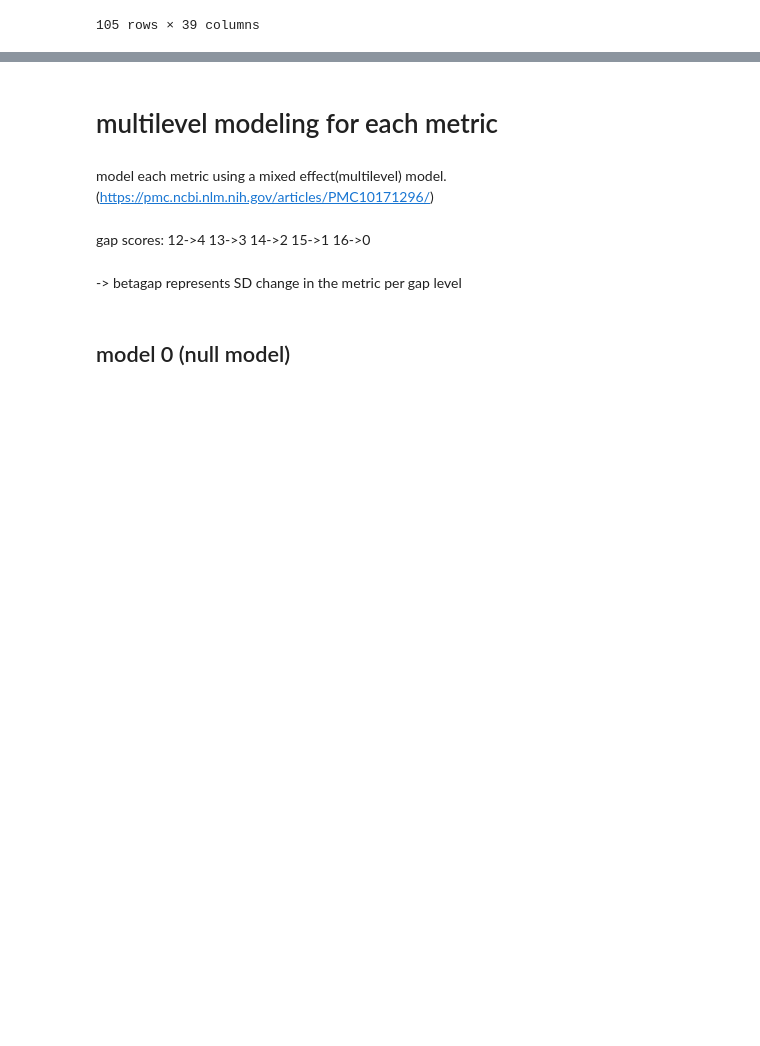
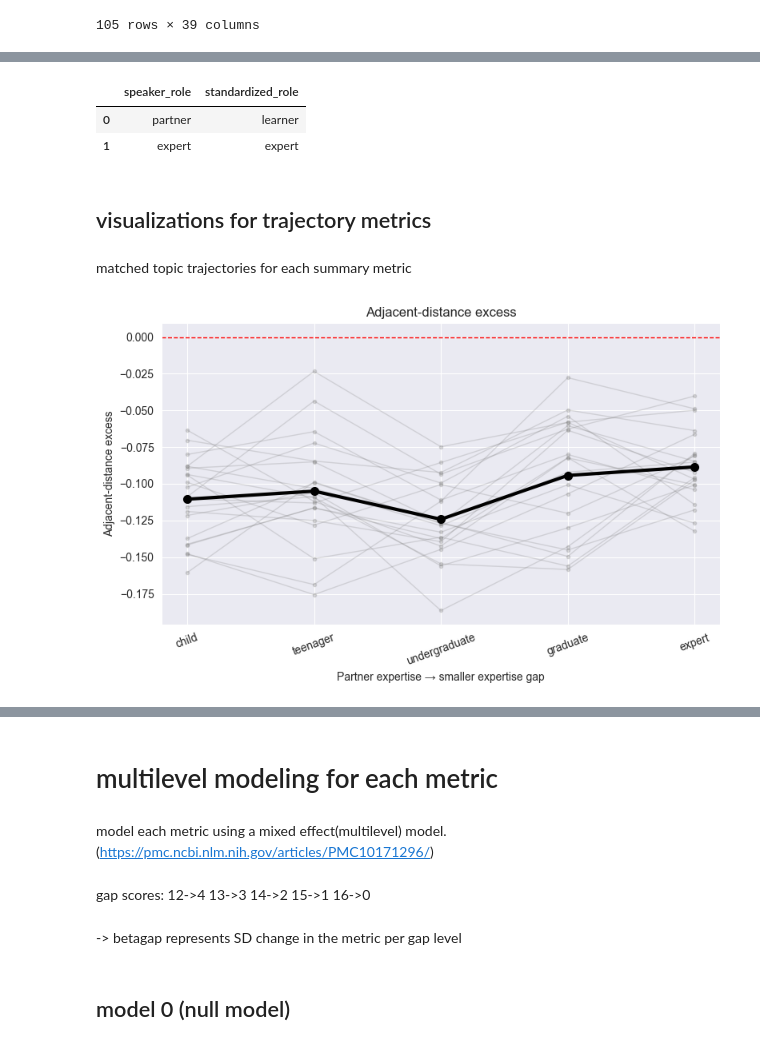
Before and after one commit to yume-24/expertise_conversation, a Jupyter notebook: big_analysis.ipynb, the cells around one changed output, grey strips where cells are left out. Drawn from its saved outputs; the diff is of its cells as text; code cells hidden in the pictures; blank space fills up the shorter version.

```diff
--- a/big_analysis.ipynb
+++ b/big_analysis.ipynb
@@ -2087,0 +3018,25 @@ plot_metric_distribution(
+# %%
+# Find the speaker column used in the existing table.
+speaker_candidates = [
+    "speaker_role",
+    "speaker",
+    "speaker_label",
+]
+
+speaker_column = next(
+    (
+        column
+        for column in speaker_candidates
+        if column in geometry_utterances.columns
+    ),
+    None,
+)
+
+print("Speaker column:", speaker_column)
+
+if speaker_column is None:
+    print(
+        "No recognized speaker column found. "
+        "General dynamics will still be calculated, "
+        "but speaker-transition metrics will be missing."
+    )
@@ -2087,0 +3197,24 @@ plot_metric_distribution(
+# %%
+if speaker_column is not None:
+    speaker_mapping_check = (
+        geometry_utterances[
+            [speaker_column]
+        ]
+        .drop_duplicates()
+        .assign(
+            standardized_role=lambda frame:
+                frame[speaker_column].map(
+                    standardize_speaker_role
+                )
+        )
+    )
+
+    display(speaker_mapping_check)
+# %% [output]
+|  | speaker_role | standardized_role |
+| 0 | partner | learner |
+| 1 | expert | expert |
+# %% [markdown]
+## visualizations for trajectory metrics
+# %% [markdown]
+matched topic trajectories for each summary metric
@@ -2087,0 +3328,12 @@ plot_metric_distribution(
+# %%
+plot_dynamic_metric_trajectories(
+    conversation_dynamics,
+    metric="step_distance_excess_over_all_pairs",
+    ylabel="Adjacent-distance excess",
+    zero_reference=True,
+)
+
+plt.tight_layout()
+plt.show()
+# %% [output]
+[figure, added]
```
Also changed, not shown: parts of 101 cells of this notebook, 3 other files.
